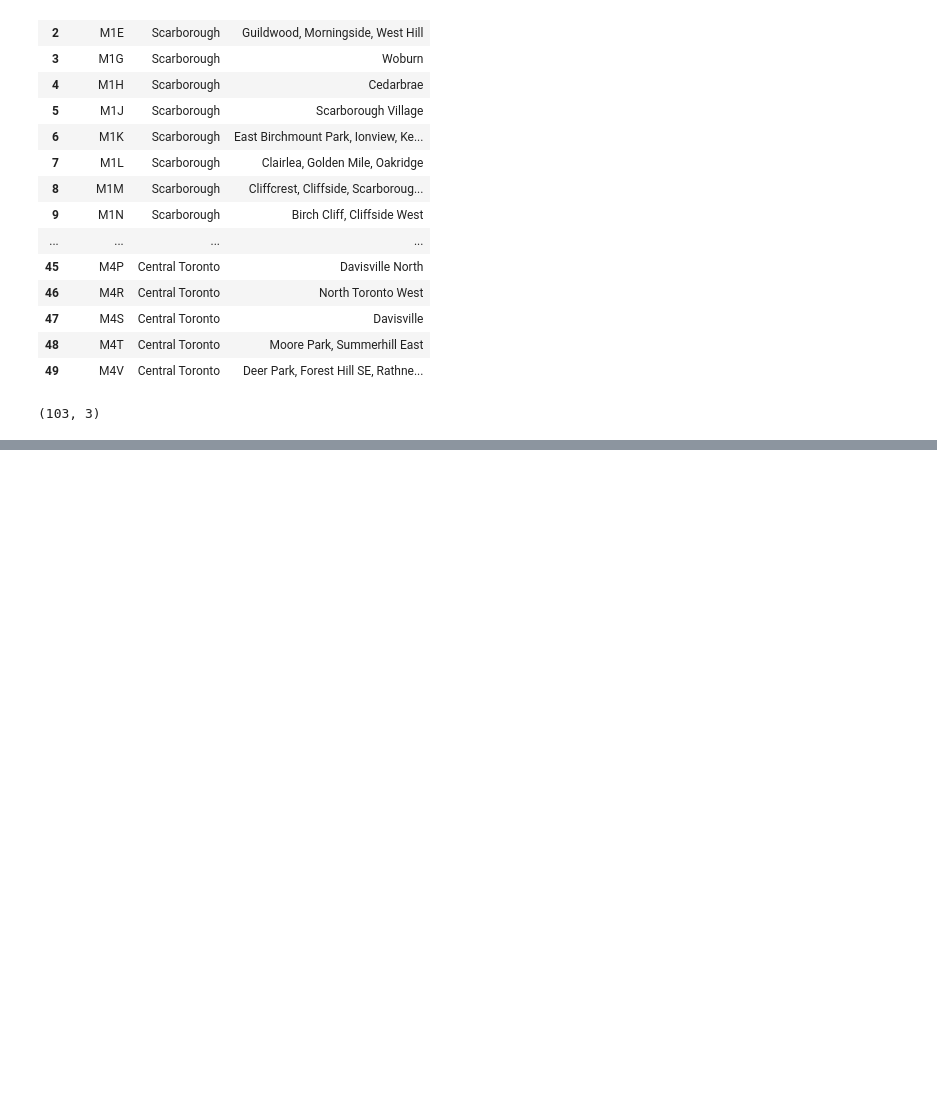
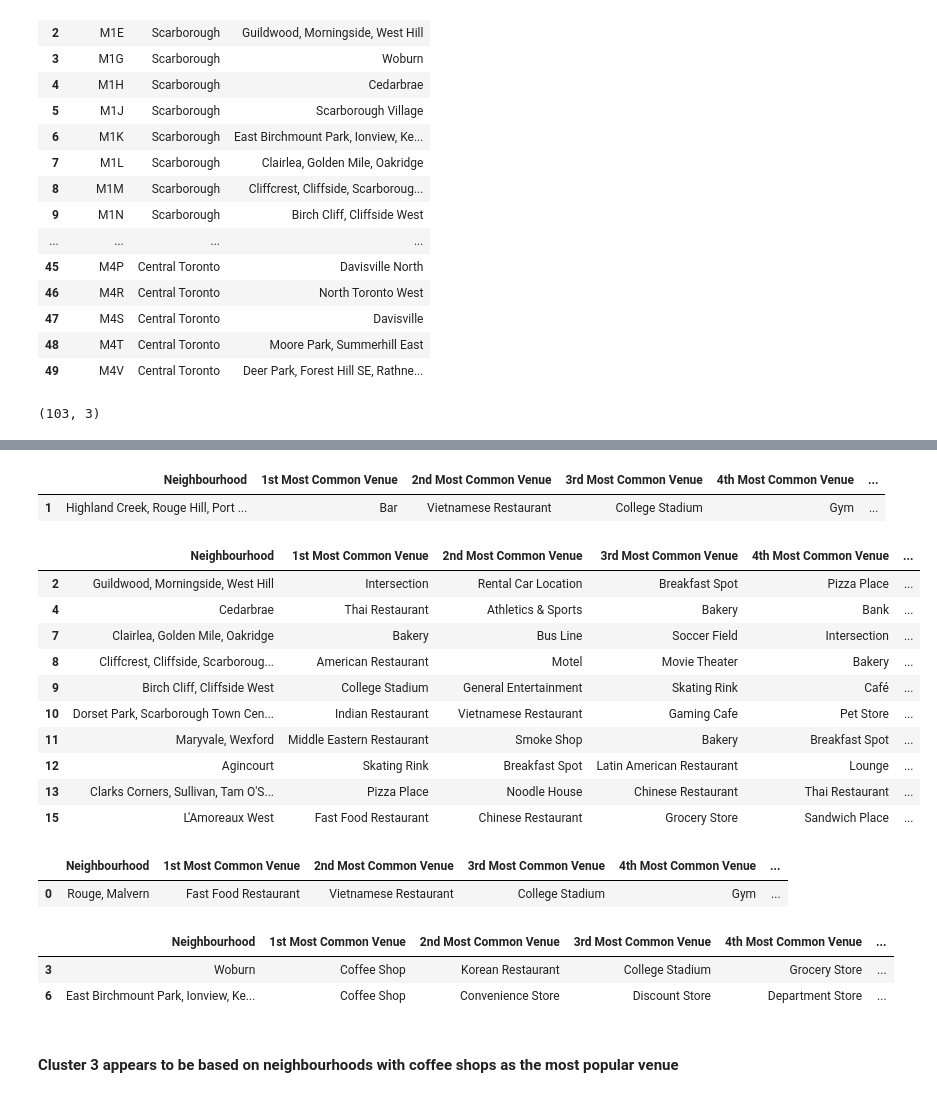
Before and after one commit to anniewilliam134/Coursera_Capstone, a Jupyter notebook: DataScienceCapstoneProject.ipynb, the cells around one changed output, grey strips where cells are left out. Saved outputs shown, nothing was run; the diff lists cells and outputs as text; code cells hidden in the pictures; blank space fills up the shorter version.

```diff
--- a/DataScienceCapstoneProject.ipynb
+++ b/DataScienceCapstoneProject.ipynb
@@ -91,0 +557,21 @@ CleanedTT.shape
+# %%
+num_top_venues = 10
+
+indicators = ['st', 'nd', 'rd']
+
+# create columns according to number of top venues
+columns = ['Neighborhood']
+for ind in np.arange(num_top_venues):
+    try:
+        columns.append('{}{} Most Common Venue'.format(ind+1, indicators[ind]))
+    except:
+        columns.append('{}th Most Common Venue'.format(ind+1))
+
+# create a new dataframe
+neighborhoods_venues_sorted = pd.DataFrame(columns=columns)
+neighborhoods_venues_sorted['Neighborhood'] = scarborough_grouped['Neighborhood']
+
+for ind in np.arange(scarborough_grouped.shape[0]):
+    neighborhoods_venues_sorted.iloc[ind, 1:] = return_most_common_venues(scarborough_grouped.iloc[ind, :], num_top_venues)
+
+neighborhoods_venues_sorted.head()
@@ -91,0 +585,11 @@ CleanedTT.shape
+# %%
+# set number of clusters
+kclusters = 5
+
+scarborough_grouped_clustering = scarborough_grouped.drop('Neighborhood', 1)
+
+# run k-means clustering
+kmeans = KMeans(n_clusters=kclusters, random_state=0).fit(scarborough_grouped_clustering)
+
+# check cluster labels generated for each row in the dataframe
+kmeans.labels_[0:10]
@@ -91,0 +598,9 @@ CleanedTT.shape
+# %%
+# add clustering labels
+neighborhoods_venues_sorted.insert(0, 'Cluster Labels', kmeans.labels_)
+
+toronto_merge = scarborough_data
+
+# merge toronto_grouped with toronto_data to add latitude/longitude for each neighborhood
+toronto_merge = toronto_merge.join(neighborhoods_venues_sorted.set_index('Neighborhood'), on='Neighbourhood', how = 'right')
+toronto_merge.head() # check the last columns!
@@ -91,0 +640,36 @@ CleanedTT.shape
+# %%
+Cluster0=toronto_merge.loc[toronto_merge['Cluster Labels'] == 0, toronto_merge.columns[[1] + list(range(5, toronto_merge.shape[1]))]]
+Cluster0
+# %% [output]
+|  | Neighbourhood | 1st Most Common Venue | 2nd Most Common Venue | 3rd Most Common Venue | 4th Most Common Venue | ... |
+| 1 | Highland Creek, Rouge Hill, Port ... | Bar | Vietnamese Restaurant | College Stadium | Gym | ... |
+# %%
+Cluster1=toronto_merge.loc[toronto_merge['Cluster Labels'] == 1, toronto_merge.columns[[1] + list(range(5, toronto_merge.shape[1]))]]
+Cluster1
+# %% [output]
+|  | Neighbourhood | 1st Most Common Venue | 2nd Most Common Venue | 3rd Most Common Venue | 4th Most Common Venue | ... |
+| 2 | Guildwood, Morningside, West Hill | Intersection | Rental Car Location | Breakfast Spot | Pizza Place | ... |
+| 4 | Cedarbrae | Thai Restaurant | Athletics & Sports | Bakery | Bank | ... |
+| 7 | Clairlea, Golden Mile, Oakridge | Bakery | Bus Line | Soccer Field | Intersection | ... |
+| 8 | Cliffcrest, Cliffside, Scarboroug... | American Restaurant | Motel | Movie Theater | Bakery | ... |
+| 9 | Birch Cliff, Cliffside West | College Stadium | General Entertainment | Skating Rink | Café | ... |
+| 10 | Dorset Park, Scarborough Town Cen... | Indian Restaurant | Vietnamese Restaurant | Gaming Cafe | Pet Store | ... |
+| 11 | Maryvale, Wexford | Middle Eastern Restaurant | Smoke Shop | Bakery | Breakfast Spot | ... |
+| 12 | Agincourt | Skating Rink | Breakfast Spot | Latin American Restaurant | Lounge | ... |
+| 13 | Clarks Corners, Sullivan, Tam O'S... | Pizza Place | Noodle House | Chinese Restaurant | Thai Restaurant | ... |
+| 15 | L'Amoreaux West | Fast Food Restaurant | Chinese Restaurant | Grocery Store | Sandwich Place | ... |
+# %%
+Cluster2=toronto_merge.loc[toronto_merge['Cluster Labels'] == 2, toronto_merge.columns[[1] + list(range(5, toronto_merge.shape[1]))]]
+Cluster2
+# %% [output]
+|  | Neighbourhood | 1st Most Common Venue | 2nd Most Common Venue | 3rd Most Common Venue | 4th Most Common Venue | ... |
+| 0 | Rouge, Malvern | Fast Food Restaurant | Vietnamese Restaurant | College Stadium | Gym | ... |
+# %%
+Cluster3=toronto_merge.loc[toronto_merge['Cluster Labels'] == 3, toronto_merge.columns[[1] + list(range(5, toronto_merge.shape[1]))]]
+Cluster3
+# %% [output]
+|  | Neighbourhood | 1st Most Common Venue | 2nd Most Common Venue | 3rd Most Common Venue | 4th Most Common Venue | ... |
+| 3 | Woburn | Coffee Shop | Korean Restaurant | College Stadium | Grocery Store | ... |
+| 6 | East Birchmount Park, Ionview, Ke... | Coffee Shop | Convenience Store | Discount Store | Department Store | ... |
+# %% [markdown]
+#### Cluster 3 appears to be based on neighbourhoods with coffee shops as the most popular venue
```
Also changed, not shown: parts of 45 cells of this notebook.
